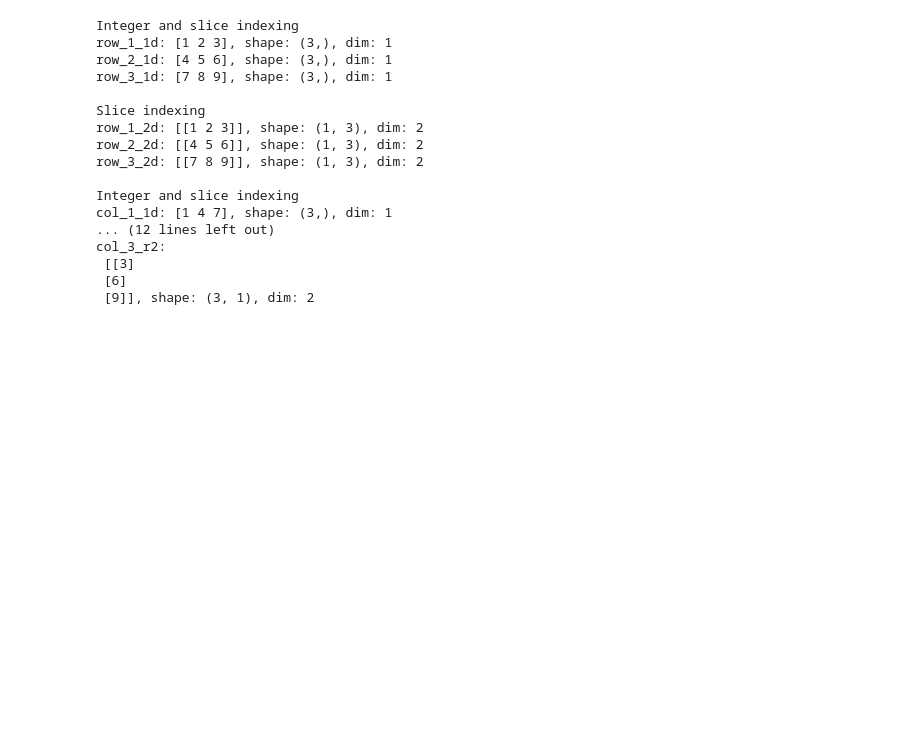
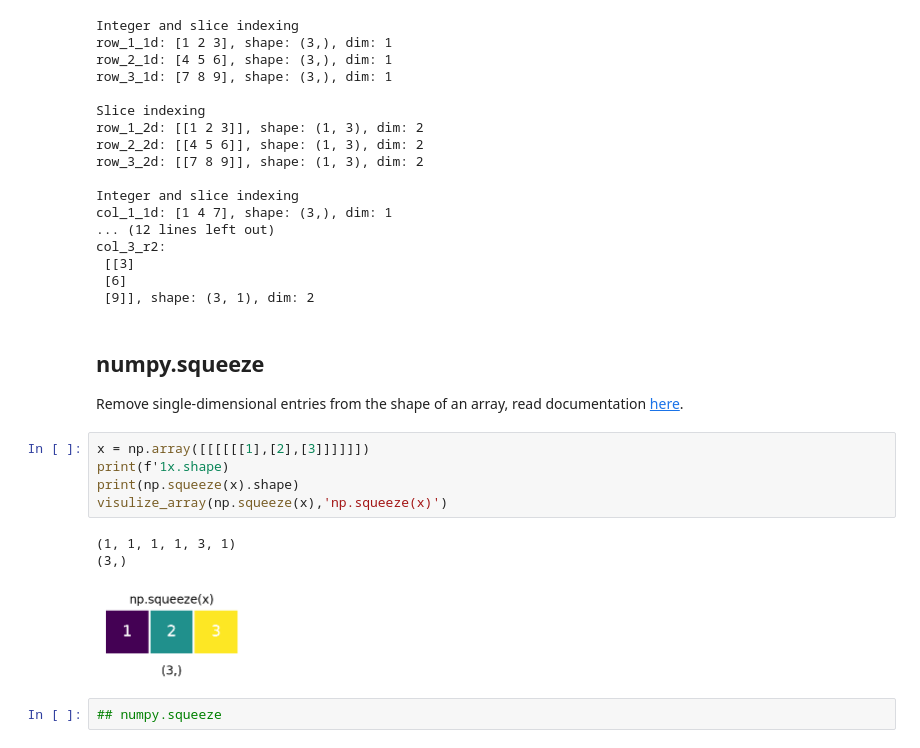
Before and after one commit to Bjarten/numpy-tutorial, a Jupyter notebook: numpy-examples.ipynb, the cells around one changed output. Drawn from its saved outputs; the diff is of its cells as text; blank space fills up the shorter version.

Commit message:
feat: add numpy.squeeze section

```diff
--- a/numpy-examples.ipynb
+++ b/numpy-examples.ipynb
@@ -221,3 +220,17 @@ col_3_r2:
  [[3]
  [6]
  [9]], shape: (3, 1), dim: 2
+# %% [markdown]
+## numpy.squeeze
+Remove single-dimensional entries from the shape of an array, read documentation [here](https://docs.scipy.org/doc/numpy-1.15.1/reference/generated/numpy.squeeze.html).
+# %%
+x = np.array([[[[[[1],[2],[3]]]]]])
+print(f'1x.shape)
+print(np.squeeze(x).shape)
+visulize_array(np.squeeze(x),'np.squeeze(x)')
+# %% [output]
+(1, 1, 1, 1, 3, 1)
+(3,)
+[figure, added]
+# %%
+## numpy.squeeze
```
Also changed, not shown: parts of 1 cell of this notebook.
